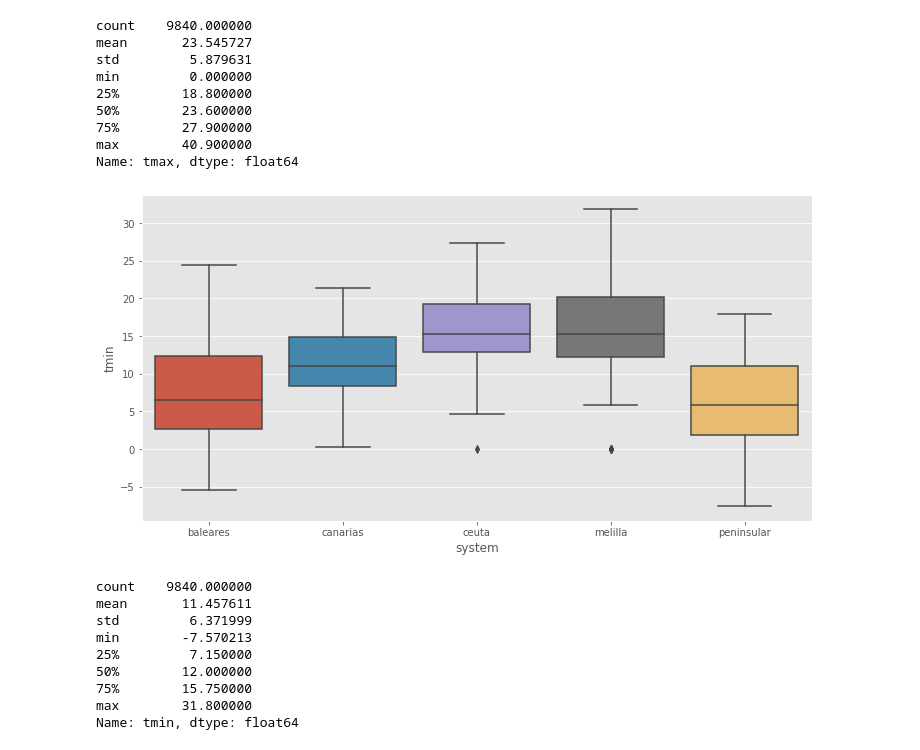
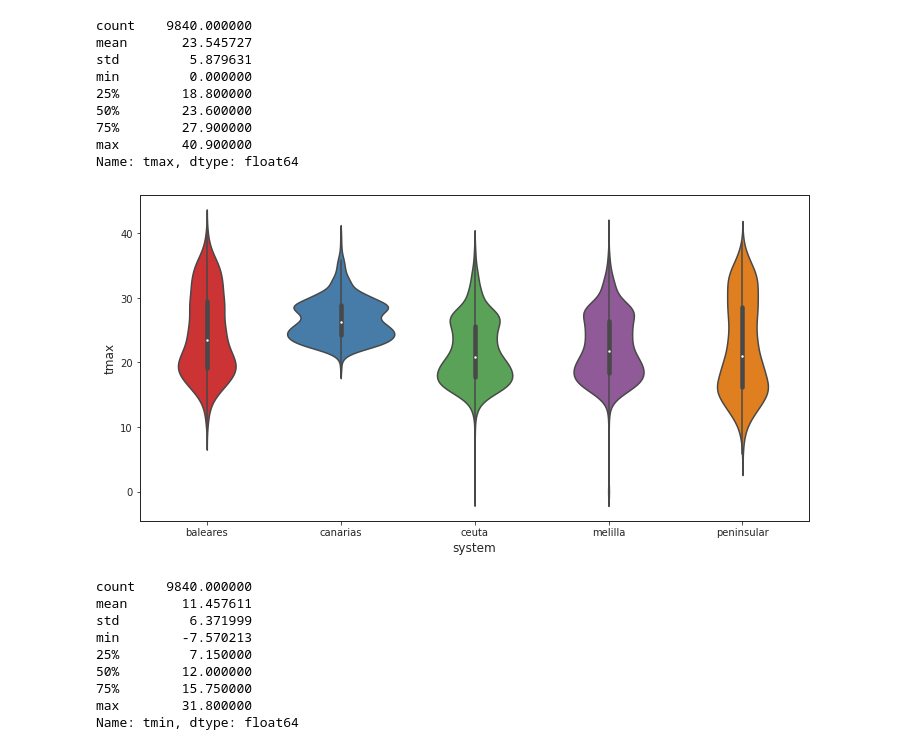
Before and after one commit to sotodosos/ClasesMaster26, a Jupyter notebook: Python/1-TFM Read and Analysis.ipynb, the cells around one changed output. Cells and saved outputs as stored; diff of their text form; code cells hidden in the pictures.

Commit message:
Improved visualizations

```diff
--- a/Python/1-TFM Read and Analysis.ipynb
+++ b/Python/1-TFM Read and Analysis.ipynb
@@ -516,9 +442,9 @@ Name: tmax, dtype: float64
 # %%
 f,ax=plt.subplots(1,1)
 f.set_size_inches(12,6)
-ax=sns.boxplot(x='system',y='tmin', data=df_weather_system);
+ax=sns.violinplot(x='system',y='tmax', data=df_weather_system);
 # %% [output]
-[figure, old version]
+[figure, new version]
 # %%
 df_weather_system['tmin'].describe()
 # %% [output]
```
Also changed, not shown: parts of 31 cells of this notebook, 1 other file.
